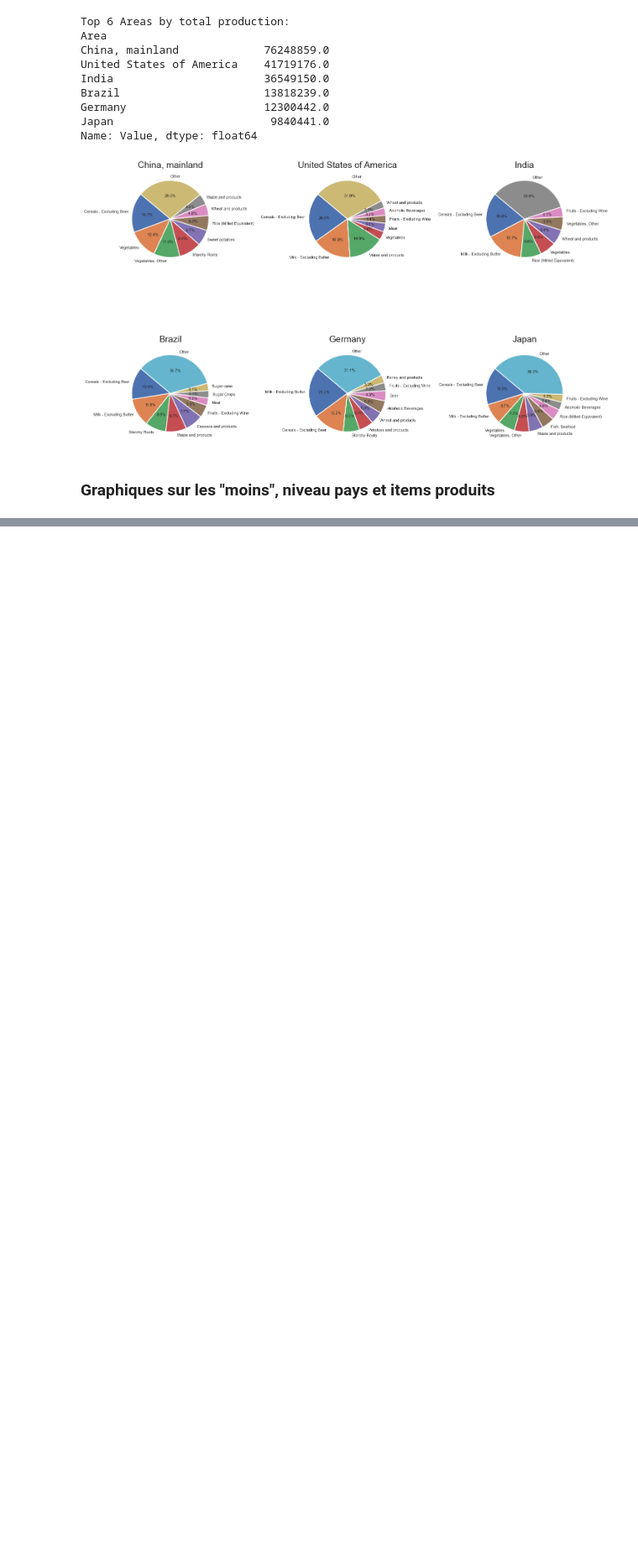
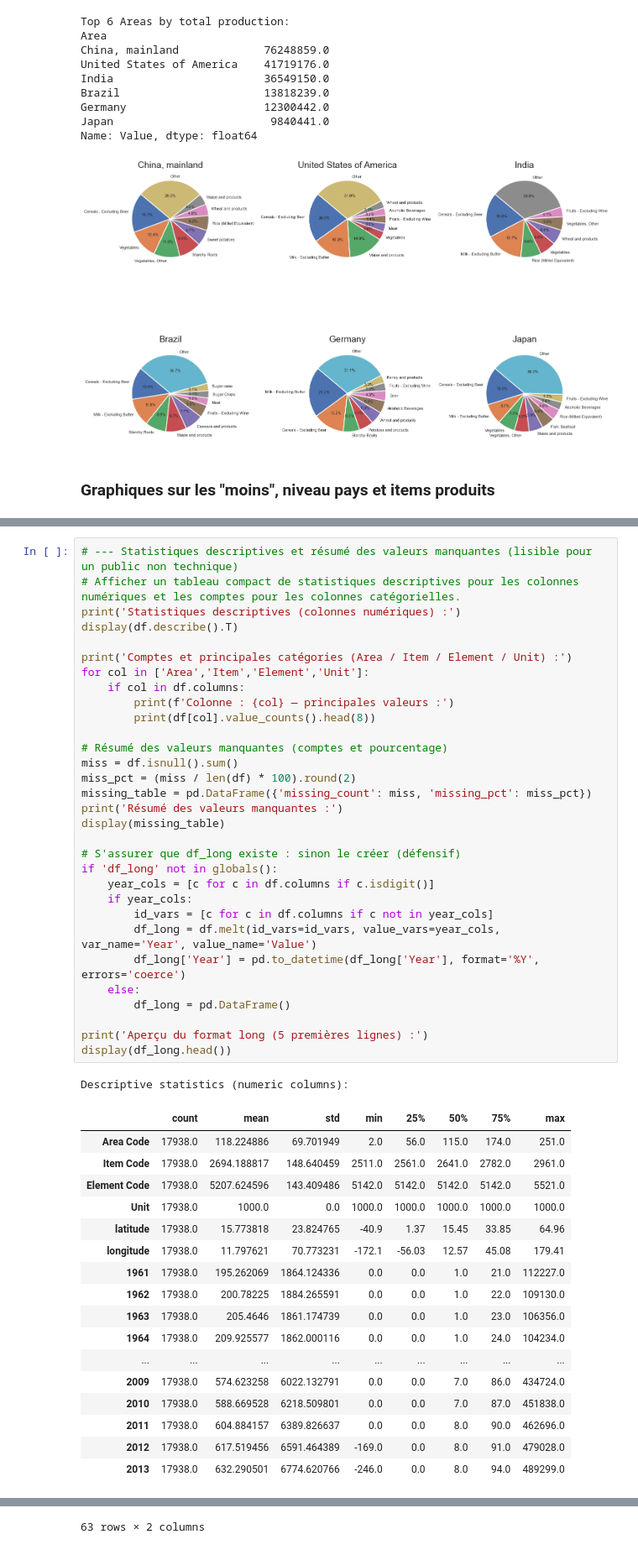
Before and after one commit to axel-achart/dazzle-dash, a Jupyter notebook: analyse_food.ipynb, the cells around one changed output, grey strips where cells are left out. Shown at 84% size. Drawn from its saved outputs; the diff is of its cells as text; blank space fills up the shorter version.

```diff
--- a/analyse_food.ipynb
+++ b/analyse_food.ipynb
@@ -472,0 +477,50 @@ Name: Value, dtype: float64
+# %%
+# --- Statistiques descriptives et résumé des valeurs manquantes (lisible pour un public non technique)
+# Afficher un tableau compact de statistiques descriptives pour les colonnes numériques et les comptes pour les colonnes catégorielles.
+print('Statistiques descriptives (colonnes numériques) :')
+display(df.describe().T)
+
+print('Comptes et principales catégories (Area / Item / Element / Unit) :')
+for col in ['Area','Item','Element','Unit']:
+    if col in df.columns:
+        print(f'Colonne : {col} — principales valeurs :')
+        print(df[col].value_counts().head(8))
+
+# Résumé des valeurs manquantes (comptes et pourcentage)
+miss = df.isnull().sum()
+miss_pct = (miss / len(df) * 100).round(2)
+missing_table = pd.DataFrame({'missing_count': miss, 'missing_pct': miss_pct})
+print('Résumé des valeurs manquantes :')
+display(missing_table)
+
+# S'assurer que df_long existe : sinon le créer (défensif)
+if 'df_long' not in globals():
+    year_cols = [c for c in df.columns if c.isdigit()]
+    if year_cols:
+        id_vars = [c for c in df.columns if c not in year_cols]
+        df_long = df.melt(id_vars=id_vars, value_vars=year_cols, var_name='Year', value_name='Value')
+        df_long['Year'] = pd.to_datetime(df_long['Year'], format='%Y', errors='coerce')
+    else:
+        df_long = pd.DataFrame()
+
+print('Aperçu du format long (5 premières lignes) :')
+display(df_long.head())
+# %% [output]
+Descriptive statistics (numeric columns):
+|  | count | mean | std | min | 25% | 50% | 75% | max |
+| Area Code | 17938.0 | 118.224886 | 69.701949 | 2.0 | 56.0 | 115.0 | 174.0 | 251.0 |
+| Item Code | 17938.0 | 2694.188817 | 148.640459 | 2511.0 | 2561.0 | 2641.0 | 2782.0 | 2961.0 |
+| Element Code | 17938.0 | 5207.624596 | 143.409486 | 5142.0 | 5142.0 | 5142.0 | 5142.0 | 5521.0 |
+| Unit | 17938.0 | 1000.0 | 0.0 | 1000.0 | 1000.0 | 1000.0 | 1000.0 | 1000.0 |
+| latitude | 17938.0 | 15.773818 | 23.824765 | -40.9 | 1.37 | 15.45 | 33.85 | 64.96 |
+| longitude | 17938.0 | 11.797621 | 70.773231 | -172.1 | -56.03 | 12.57 | 45.08 | 179.41 |
+| 1961 | 17938.0 | 195.262069 | 1864.124336 | 0.0 | 0.0 | 1.0 | 21.0 | 112227.0 |
+| 1962 | 17938.0 | 200.78225 | 1884.265591 | 0.0 | 0.0 | 1.0 | 22.0 | 109130.0 |
+| 1963 | 17938.0 | 205.4646 | 1861.174739 | 0.0 | 0.0 | 1.0 | 23.0 | 106356.0 |
+| 1964 | 17938.0 | 209.925577 | 1862.000116 | 0.0 | 0.0 | 1.0 | 24.0 | 104234.0 |
+| ... | ... | ... | ... | ... | ... | ... | ... | ... |
+| 2009 | 17938.0 | 574.623258 | 6022.132791 | 0.0 | 0.0 | 7.0 | 86.0 | 434724.0 |
+| 2010 | 17938.0 | 588.669528 | 6218.509801 | 0.0 | 0.0 | 7.0 | 87.0 | 451838.0 |
+| 2011 | 17938.0 | 604.884157 | 6389.826637 | 0.0 | 0.0 | 8.0 | 90.0 | 462696.0 |
+| 2012 | 17938.0 | 617.519456 | 6591.464389 | -169.0 | 0.0 | 8.0 | 91.0 | 479028.0 |
+| 2013 | 17938.0 | 632.290501 | 6774.620766 | -246.0 | 0.0 | 8.0 | 94.0 | 489299.0 |
@@ -472,0 +556 @@ Name: Value, dtype: float64
+63 rows × 2 columns
```
Also changed, not shown: parts of 18 cells of this notebook.
